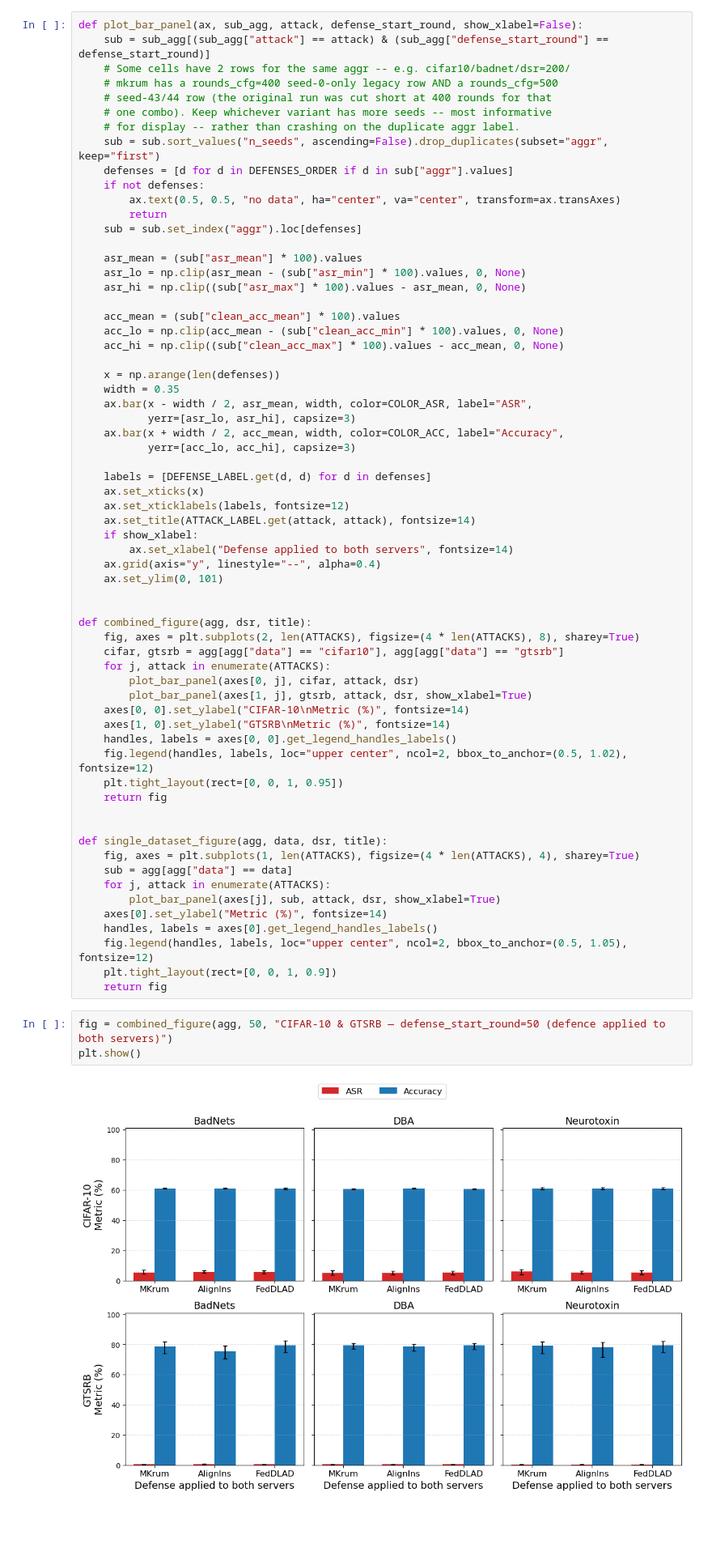
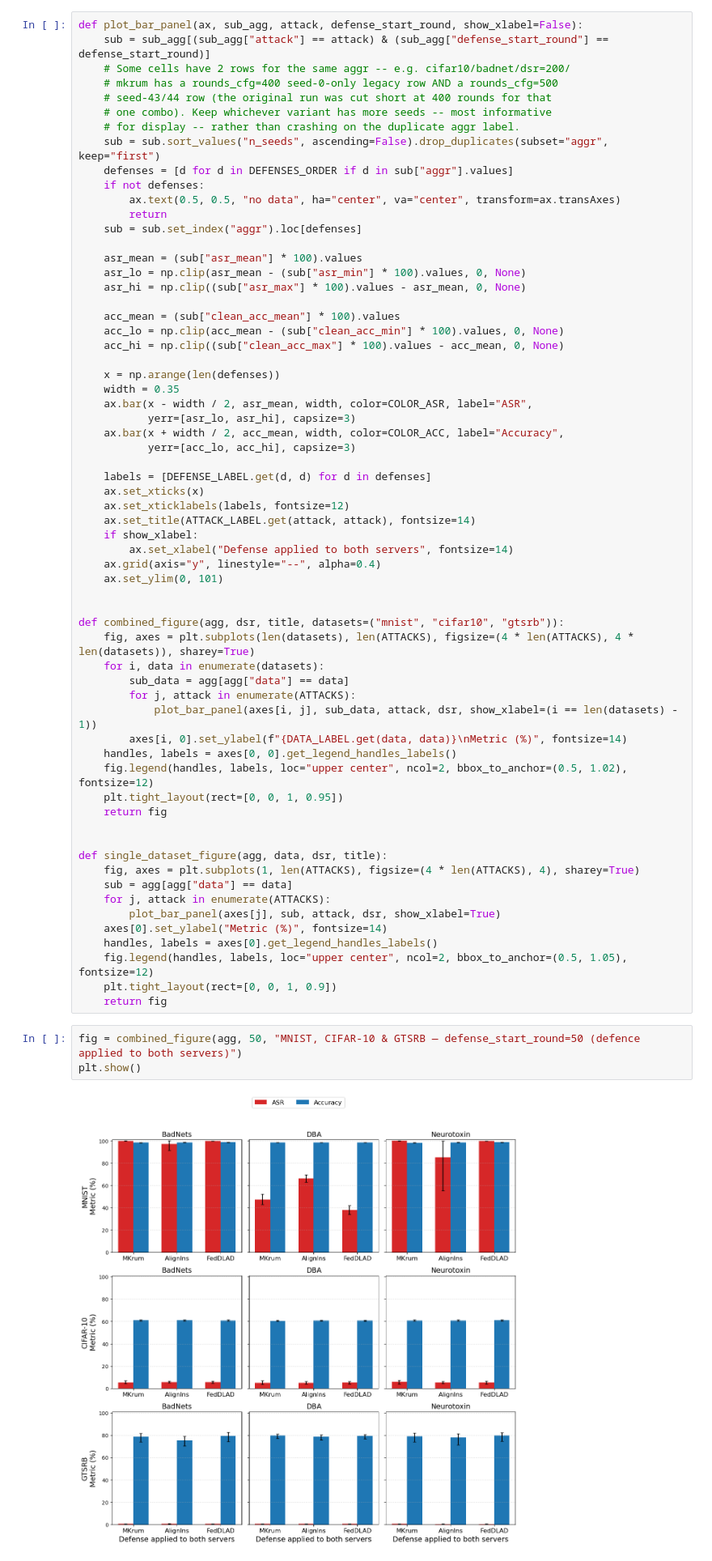
Before and after one commit to sbaresearch/PSFLBD, a Jupyter notebook: src/src_more/results/plotting_seed_avg.ipynb, the cells around one changed output. Shown at 81% size. Cells and saved outputs as stored; diff of their text form; blank space fills up the shorter version.

Commit message:
added MNIST results

```diff
--- a/src/src_more/results/plotting_seed_avg.ipynb
+++ b/src/src_more/results/plotting_seed_avg.ipynb
@@ -268,14 +277,13 @@ def plot_bar_panel(ax, sub_agg, attack, defense_start_round, show_xlabel=False):
     ax.set_ylim(0, 101)
 
 
-def combined_figure(agg, dsr, title):
-    fig, axes = plt.subplots(2, len(ATTACKS), figsize=(4 * len(ATTACKS), 8), sharey=True)
-    cifar, gtsrb = agg[agg["data"] == "cifar10"], agg[agg["data"] == "gtsrb"]
-    for j, attack in enumerate(ATTACKS):
-        plot_bar_panel(axes[0, j], cifar, attack, dsr)
-        plot_bar_panel(axes[1, j], gtsrb, attack, dsr, show_xlabel=True)
-    axes[0, 0].set_ylabel("CIFAR-10\nMetric (%)", fontsize=14)
-    axes[1, 0].set_ylabel("GTSRB\nMetric (%)", fontsize=14)
+def combined_figure(agg, dsr, title, datasets=("mnist", "cifar10", "gtsrb")):
+    fig, axes = plt.subplots(len(datasets), len(ATTACKS), figsize=(4 * len(ATTACKS), 4 * len(datasets)), sharey=True)
+    for i, data in enumerate(datasets):
+        sub_data = agg[agg["data"] == data]
+        for j, attack in enumerate(ATTACKS):
+            plot_bar_panel(axes[i, j], sub_data, attack, dsr, show_xlabel=(i == len(datasets) - 1))
+        axes[i, 0].set_ylabel(f"{DATA_LABEL.get(data, data)}\nMetric (%)", fontsize=14)
     handles, labels = axes[0, 0].get_legend_handles_labels()
     fig.legend(handles, labels, loc="upper center", ncol=2, bbox_to_anchor=(0.5, 1.02), fontsize=12)
     plt.tight_layout(rect=[0, 0, 1, 0.95])
@@ -293,8 +301,8 @@ def single_dataset_figure(agg, data, dsr, title):
     plt.tight_layout(rect=[0, 0, 1, 0.9])
     return fig
 # %%
-fig = combined_figure(agg, 50, "CIFAR-10 & GTSRB — defense_start_round=50 (defence applied to both servers)")
+fig = combined_figure(agg, 50, "MNIST, CIFAR-10 & GTSRB — defense_start_round=50 (defence applied to both servers)")
 plt.show()
 # %% [output]
-[figure, old version]
+[figure, new version]
 # %%
```
Also changed, not shown: parts of 9 cells of this notebook, 14 other files.
